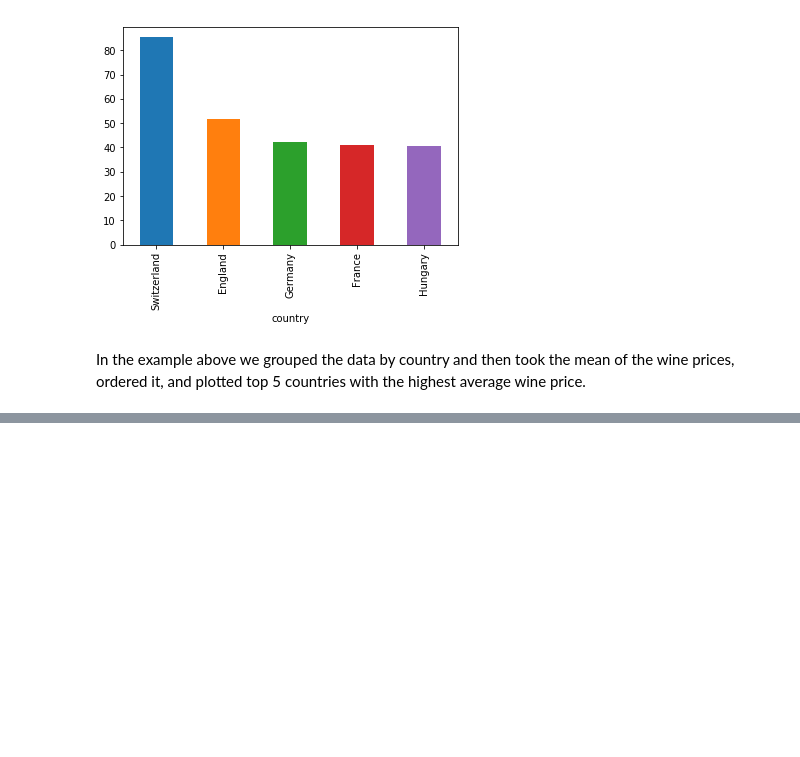
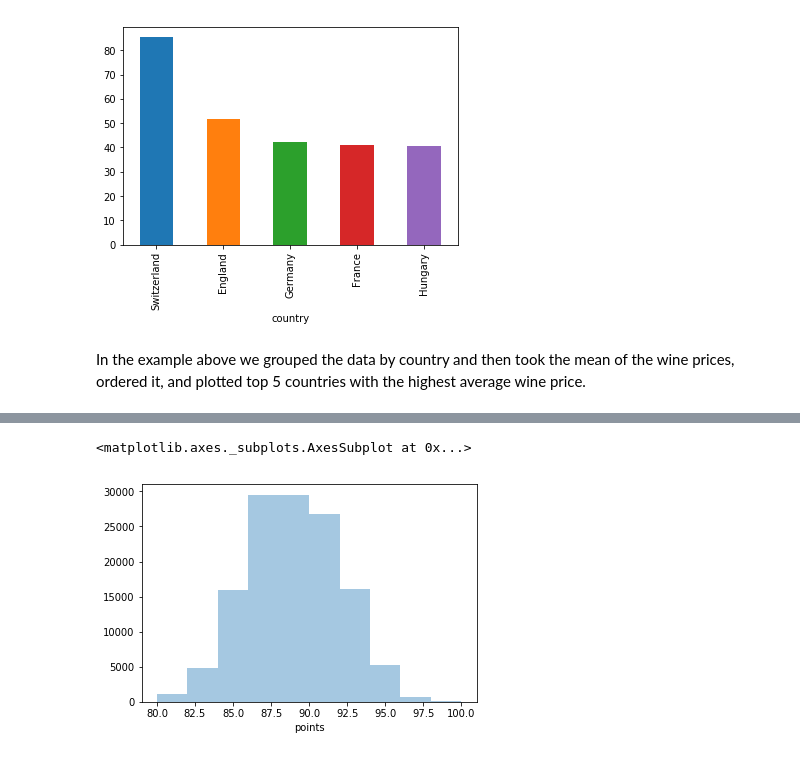
Before and after one commit to agarwal-peeush/Learning, a Jupyter notebook: ML/Data-Visualization-Python/Introduction to data visualisation.ipynb, the cells around one changed output, grey strips where cells are left out. Saved outputs shown, nothing was run; the diff lists cells and outputs as text; code cells hidden in the pictures; blank space fills up the shorter version.

```diff
--- a/ML/Data-Visualization-Python/Introduction to data visualisation.ipynb
+++ b/ML/Data-Visualization-Python/Introduction to data visualisation.ipynb
@@ -224,0 +257,5 @@ In the example above we grouped the data by country and then took the mean of th
+# %%
+sns.distplot(wine_reviews['points'], bins=10, kde=False)
+# %% [output]
+<matplotlib.axes._subplots.AxesSubplot at 0x...>
+[figure, added]
```
Also changed, not shown: parts of 28 cells of this notebook, 1 other file.
